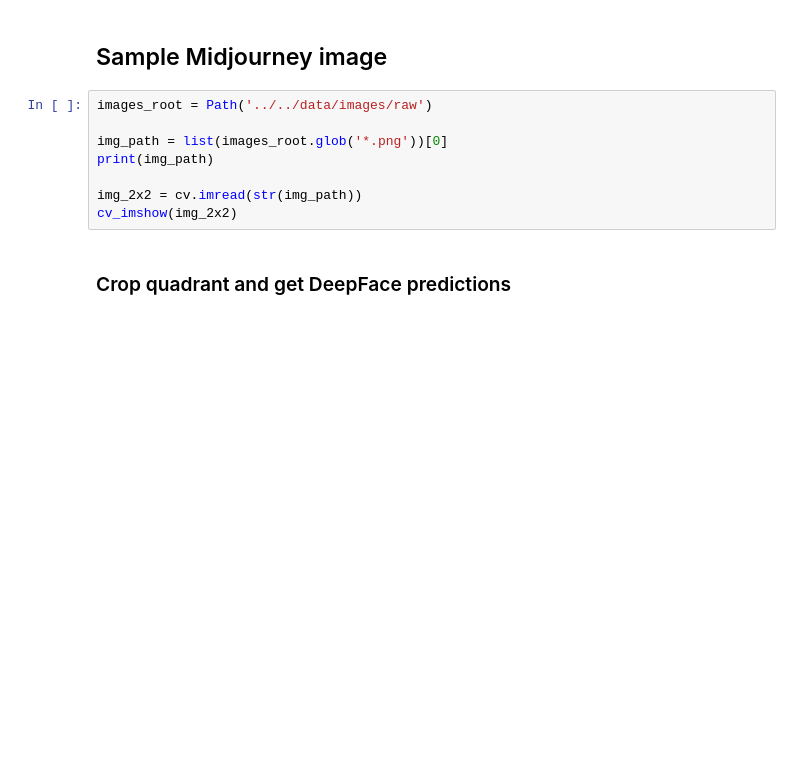
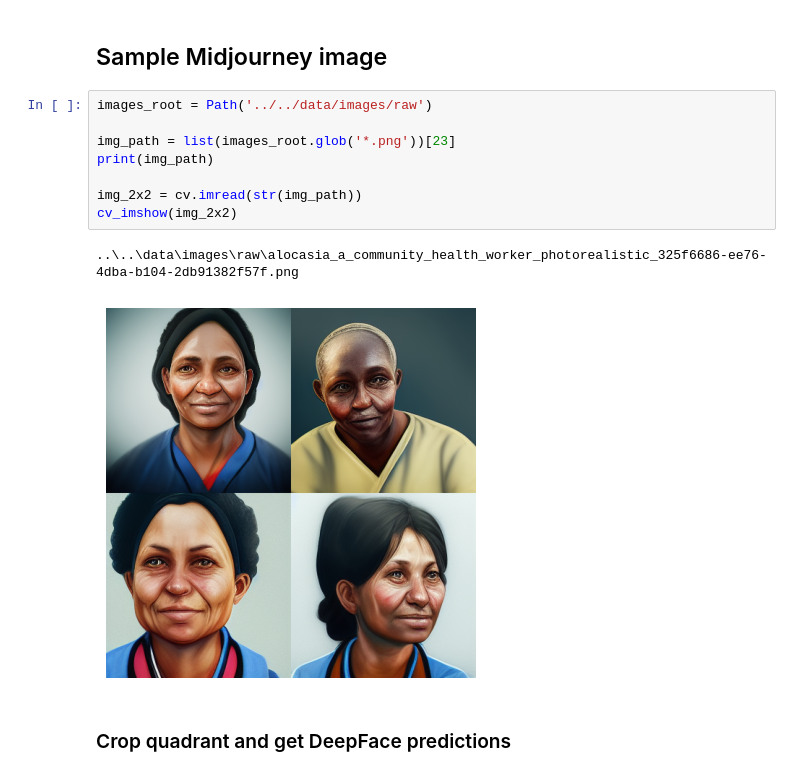
Before and after one commit to TRSS-Research/SAAC, a Jupyter notebook: notebooks/image_analysis/Skin Color Estimation.ipynb, the cells around one changed output. Cells and saved outputs as stored; diff of their text form; blank space fills up the shorter version.

```diff
--- a/notebooks/image_analysis/Skin Color Estimation.ipynb
+++ b/notebooks/image_analysis/Skin Color Estimation.ipynb
@@ -17,11 +24,14 @@ from saac.process import ImageEqualizer, SkinColorExtractor, MidJourneyProcessor
 # %%
 images_root = Path('../../data/images/raw')
 
-img_path = list(images_root.glob('*.png'))[0]
+img_path = list(images_root.glob('*.png'))[23]
 print(img_path)
 
 img_2x2 = cv.imread(str(img_path))
 cv_imshow(img_2x2)
+# %% [output]
+..\..\data\images\raw\alocasia_a_community_health_worker_photorealistic_325f6686-ee76-4dba-b104-2db91382f57f.png
+[figure, added]
 # %% [markdown]
 ### Crop quadrant and get DeepFace predictions
 # %%
```
Also changed, not shown: parts of 7 cells of this notebook, 3 other files.
